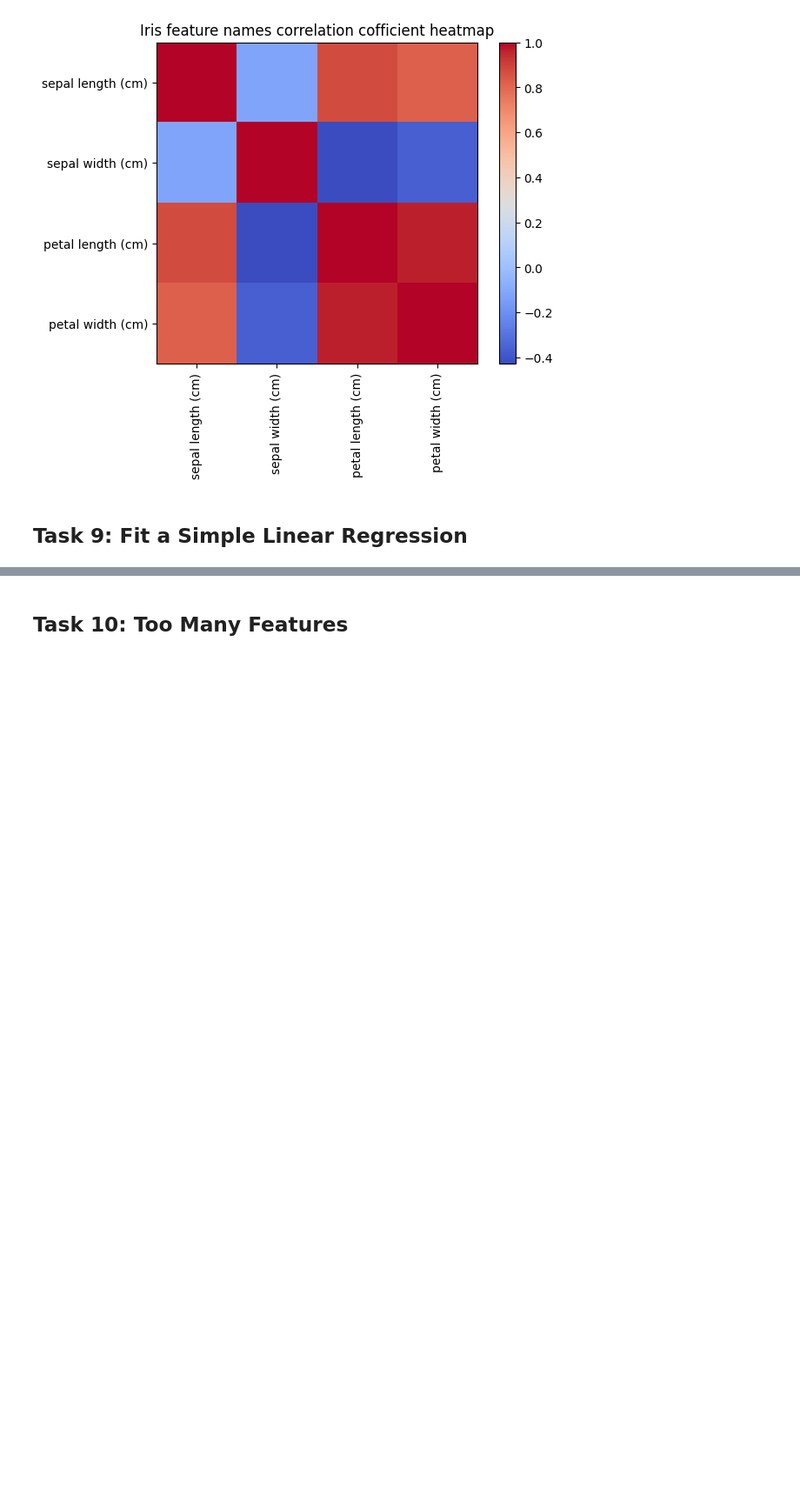
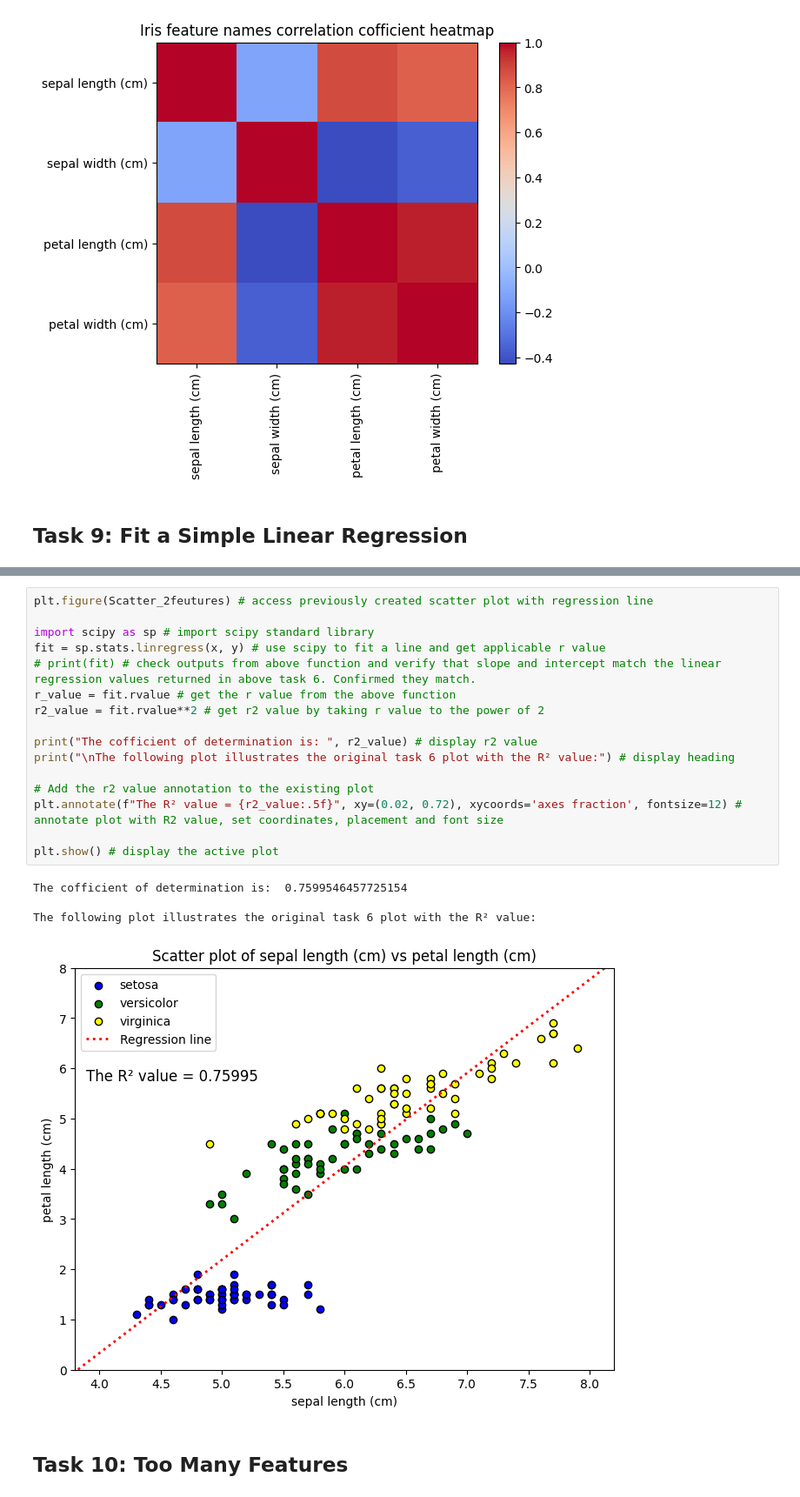
Before and after one commit to Hugo-van-Zyl/principles_of_data_analytics, a Jupyter notebook: tasks.ipynb, the cells around one changed output, grey strips where cells are left out. Shown at 87% size. Drawn from its saved outputs; the diff is of its cells as text; blank space fills up the shorter version.

Commit message:
Task 9 & 10 completed

```diff
--- a/tasks.ipynb
+++ b/tasks.ipynb
@@ -469,3 +473,24 @@ For your two features in Task 5, calculate the coefficient of determination R2.
+# %%
+plt.figure(Scatter_2feutures) # access previously created scatter plot with regression line
+
+import scipy as sp # import scipy standard library
+fit = sp.stats.linregress(x, y) # use scipy to fit a line and get applicable r value
+# print(fit) # check outputs from above function and verify that slope and intercept match the linear regression values returned in above task 6. Confirmed they match.
+r_value = fit.rvalue # get the r value from the above function
+r2_value = fit.rvalue**2 # get r2 value by taking r value to the power of 2
+
+print("The cofficient of determination is: ", r2_value) # display r2 value
+print("\nThe following plot illustrates the original task 6 plot with the R² value:") # display heading
+
+# Add the r2 value annotation to the existing plot
+plt.annotate(f"The R² value = {r2_value:.5f}", xy=(0.02, 0.72), xycoords='axes fraction', fontsize=12) # annotate plot with R2 value, set coordinates, placement and font size
+
+plt.show() # display the active plot
+# %% [output]
+The cofficient of determination is:  0.7599546457725154
+
+The following plot illustrates the original task 6 plot with the R² value:
+[figure, added]
 # %% [markdown]
 ## Task 10: Too Many Features
 # %% [markdown]
```
Also changed, not shown: parts of 5 cells of this notebook.
